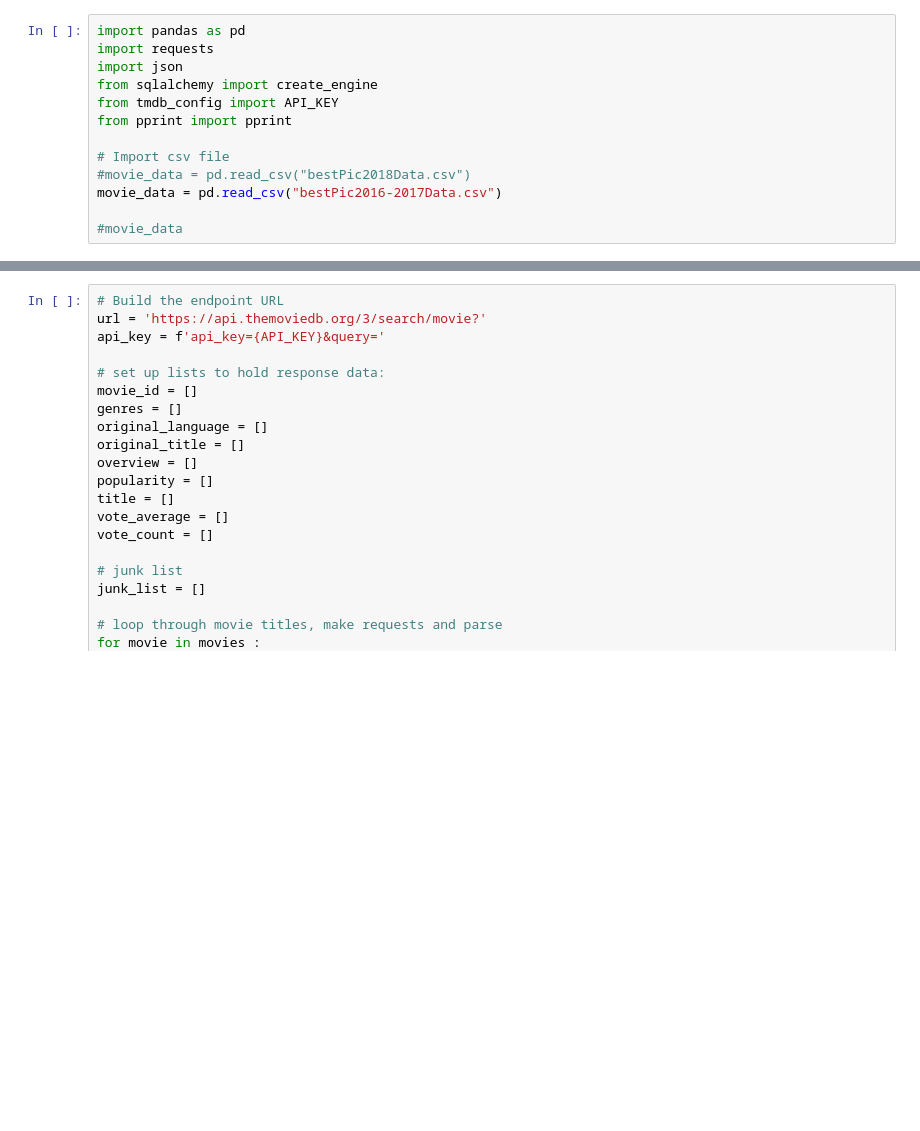
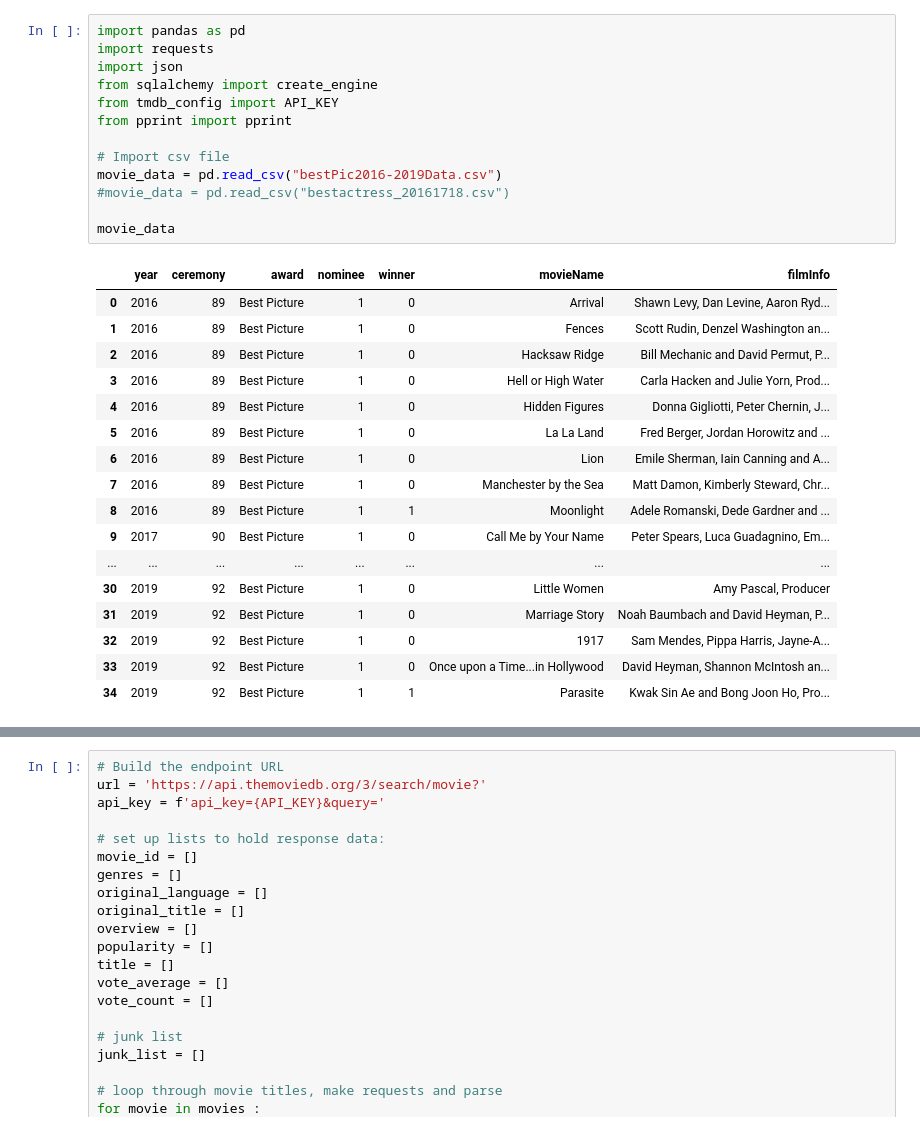
Before and after one commit to hone1er/oscarDataAnalysis, a Jupyter notebook: chrisTestingGrounds/tmdb_scraper.ipynb, the cells around one changed output, grey strips where cells are left out. Saved outputs shown, nothing was run; the diff lists cells and outputs as text; blank space fills up the shorter version.

Commit message:
Updated for 2019
Predicted The Irishman to win, not Parasite.

```diff
--- a/chrisTestingGrounds/tmdb_scraper.ipynb
+++ b/chrisTestingGrounds/tmdb_scraper.ipynb
@@ -1,16 +1,34 @@
 # %%
 import pandas as pd
 import requests
 import json
 from sqlalchemy import create_engine
 from tmdb_config import API_KEY
 from pprint import pprint
 
 # Import csv file
-#movie_data = pd.read_csv("bestPic2018Data.csv")
-movie_data = pd.read_csv("bestPic2016-2017Data.csv")
+movie_data = pd.read_csv("bestPic2016-2019Data.csv")
+#movie_data = pd.read_csv("bestactress_20161718.csv")
 
-#movie_data
+movie_data
+# %% [output]
+|  | year | ceremony | award | nominee | winner | movieName | filmInfo |
+| 0 | 2016 | 89 | Best Picture | 1 | 0 | Arrival | Shawn Levy, Dan Levine, Aaron Ryd... |
+| 1 | 2016 | 89 | Best Picture | 1 | 0 | Fences | Scott Rudin, Denzel Washington an... |
+| 2 | 2016 | 89 | Best Picture | 1 | 0 | Hacksaw Ridge | Bill Mechanic and David Permut, P... |
+| 3 | 2016 | 89 | Best Picture | 1 | 0 | Hell or High Water | Carla Hacken and Julie Yorn, Prod... |
+| 4 | 2016 | 89 | Best Picture | 1 | 0 | Hidden Figures | Donna Gigliotti, Peter Chernin, J... |
+| 5 | 2016 | 89 | Best Picture | 1 | 0 | La La Land | Fred Berger, Jordan Horowitz and ... |
+| 6 | 2016 | 89 | Best Picture | 1 | 0 | Lion | Emile Sherman, Iain Canning and A... |
+| 7 | 2016 | 89 | Best Picture | 1 | 0 | Manchester by the Sea | Matt Damon, Kimberly Steward, Chr... |
+| 8 | 2016 | 89 | Best Picture | 1 | 1 | Moonlight | Adele Romanski, Dede Gardner and ... |
+| 9 | 2017 | 90 | Best Picture | 1 | 0 | Call Me by Your Name | Peter Spears, Luca Guadagnino, Em... |
+| ... | ... | ... | ... | ... | ... | ... | ... |
+| 30 | 2019 | 92 | Best Picture | 1 | 0 | Little Women | Amy Pascal, Producer |
+| 31 | 2019 | 92 | Best Picture | 1 | 0 | Marriage Story | Noah Baumbach and David Heyman, P... |
+| 32 | 2019 | 92 | Best Picture | 1 | 0 | 1917 | Sam Mendes, Pippa Harris, Jayne-A... |
+| 33 | 2019 | 92 | Best Picture | 1 | 0 | Once upon a Time...in Hollywood | David Heyman, Shannon McIntosh an... |
+| 34 | 2019 | 92 | Best Picture | 1 | 1 | Parasite | Kwak Sin Ae and Bong Joon Ho, Pro... |
 # %%
 #list of movie titles to query
 movies = movie_data['movieName']
```
Also changed, not shown: parts of 12 cells of this notebook, 44 other files.
